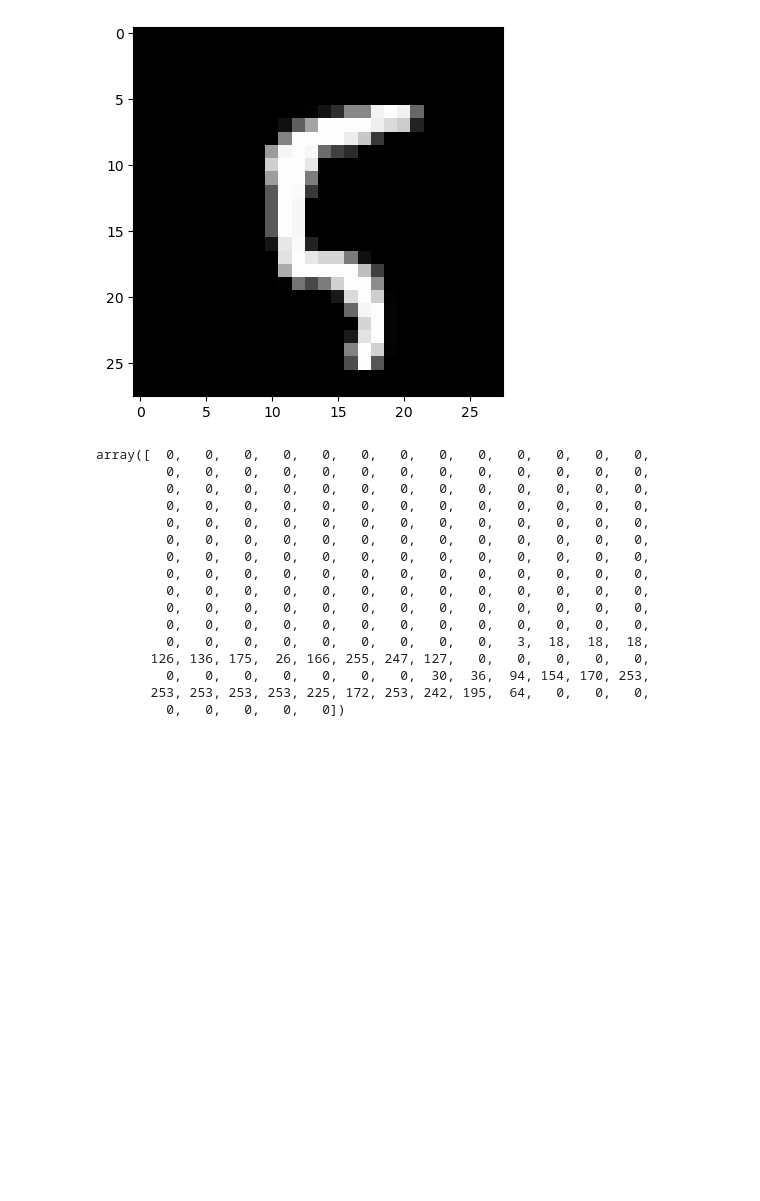
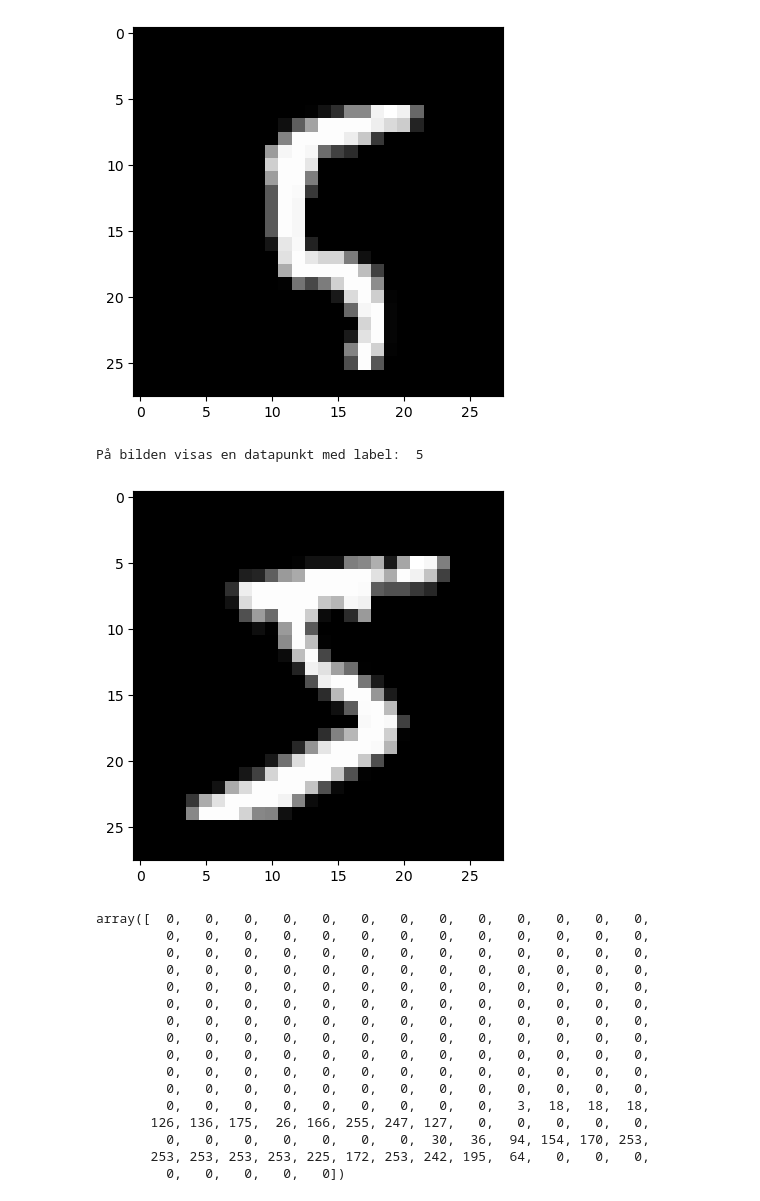
Before and after one commit to heleneandersson-se/kunskapskontroll_vt26_ai, a Jupyter notebook: mnist.ipynb, the cells around one changed output. Saved outputs shown, nothing was run; the diff lists cells and outputs as text; code cells hidden in the pictures; blank space fills up the shorter version.

```diff
--- a/mnist.ipynb
+++ b/mnist.ipynb
@@ -36,10 +36,13 @@ På bilden visas en datapunkt med label:  5
 [figure]
 # %%
 
-some_digit = X[100]
-some_digit_imgage = some_digit.reshape(28,28)
-plt.imshow(some_digit_imgage, cmap="gray")
-print("På bilden visas en datapunkt med label: ", y[100])
+some_digit = X[0]
+some_digit_image = some_digit.reshape(28,28)
+plt.imshow(some_digit_image, cmap="gray")
+print("På bilden visas en datapunkt med label: ", y[0])
+# %% [output]
+På bilden visas en datapunkt med label:  5
+[figure, added]
 # %%
 X[0][:200] # visar de första 200 pixlarna i den första datapunkten
 # %% [output]
```
Also changed, not shown: parts of 6 cells of this notebook.
